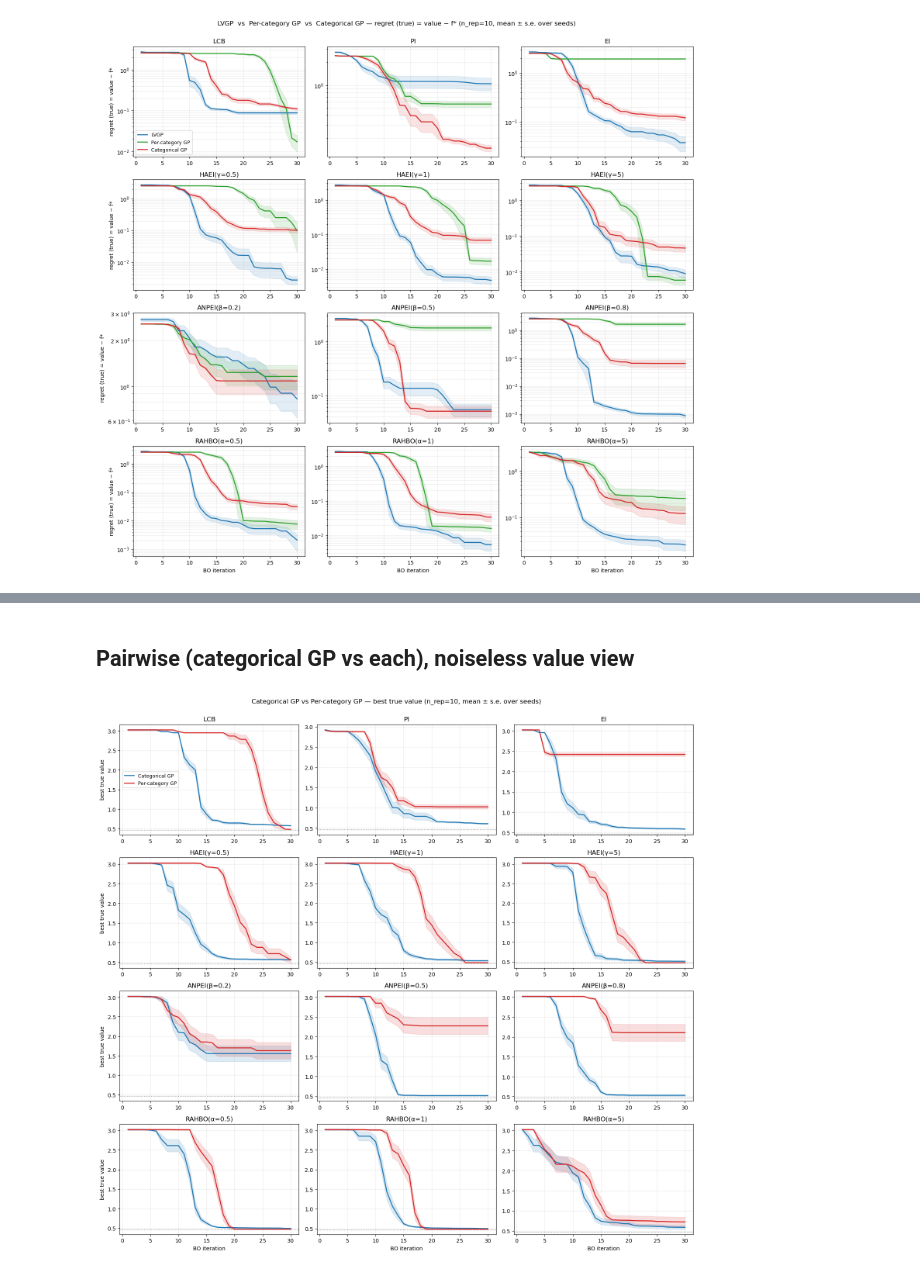
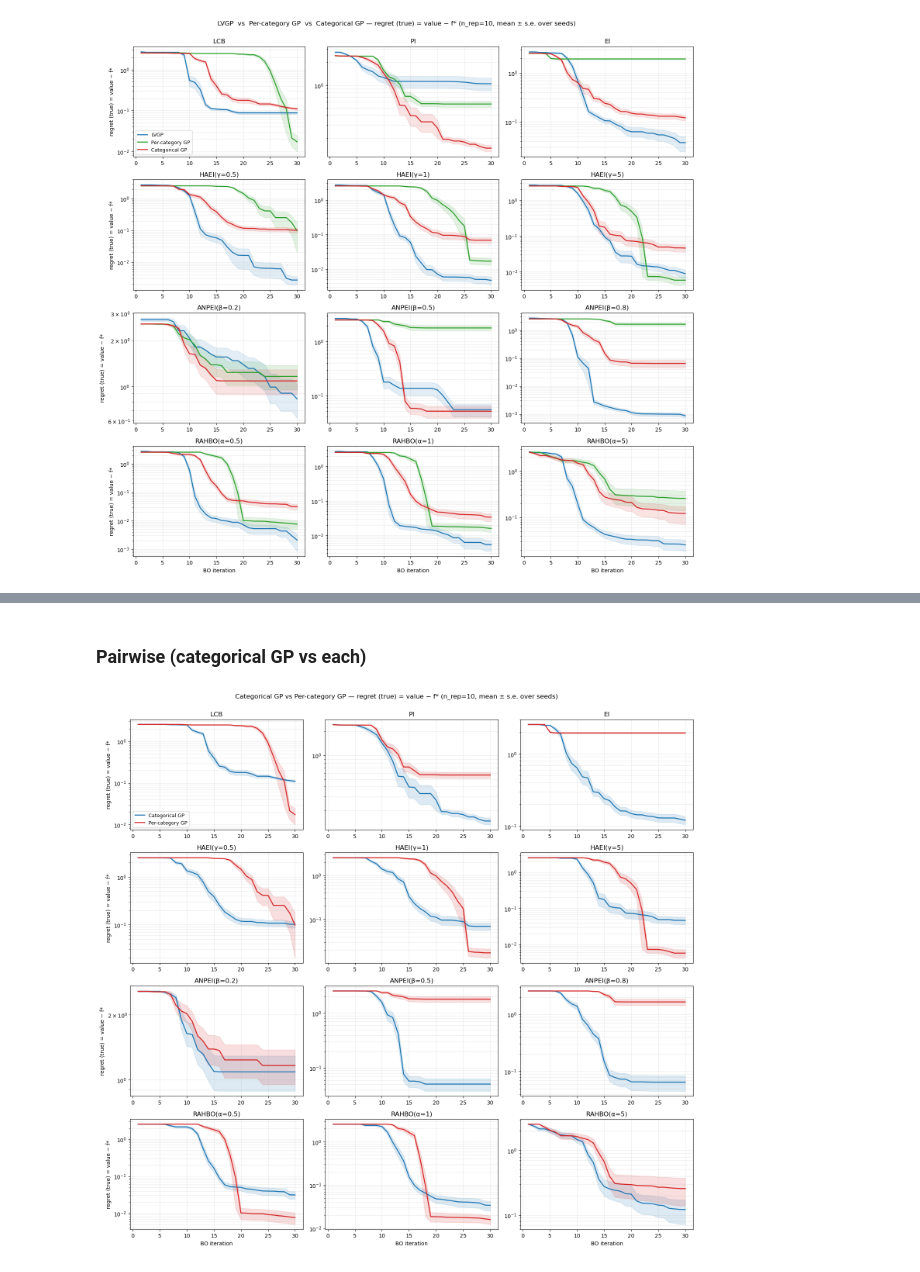
Before and after one commit to Chris1504-fdz/heter_lvgp, a Jupyter notebook: compare_methods.ipynb, the cells around one changed output, grey strips where cells are left out. Drawn from its saved outputs; the diff is of its cells as text; code cells hidden in the pictures.

```diff
--- a/compare_methods.ipynb
+++ b/compare_methods.ipynb
@@ -30 +34,3 @@ print({lab: len(s.runs) for s, lab in studies}, "runs | f* =", round(problem.gro
+# %%
+GROUND_TRUTH = True      # <-- flip to False to view the noisy-mean versions of every plot below
 # %% [markdown]
@@ -75,7 +81,8 @@ compare_studies_multi(studies, is_ground_truth=False, as_regret=False, n_rep=10)
 # %% [markdown]
-## Pairwise (categorical GP vs each), noiseless value view
+### Pairwise (categorical GP vs each)
 # %%
-compare_studies(cat, gp,   is_ground_truth=True, as_regret=False, n_rep=10, labels=("Categorical GP", "Per-category GP"))
+from utils import compare_studies
+compare_studies(cat, gp,   is_ground_truth=GROUND_TRUTH, n_rep=10, labels=("Categorical GP", "Per-category GP"))
 # %% [output]
-[figure, old version]
+[figure, new version]
 # %%
```
Also changed, not shown: parts of 15 cells of this notebook, 3 other files.
